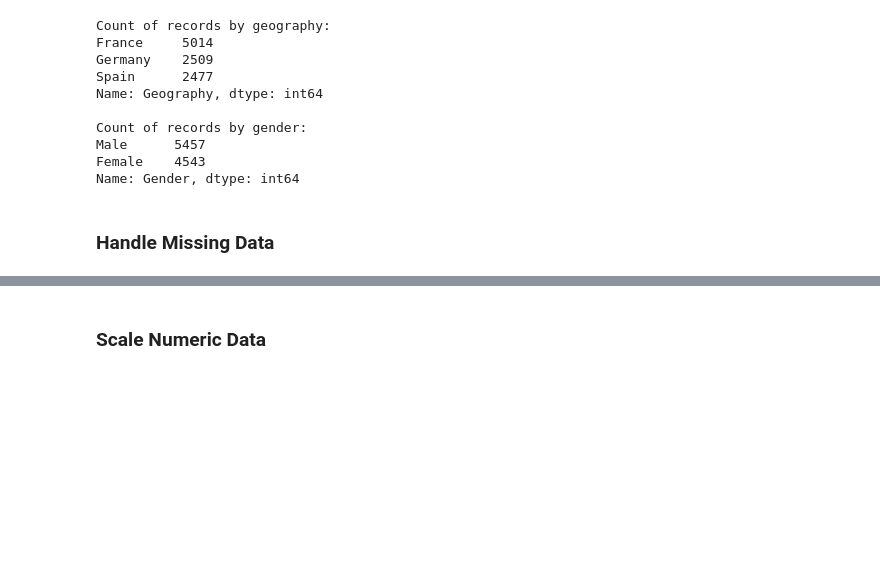
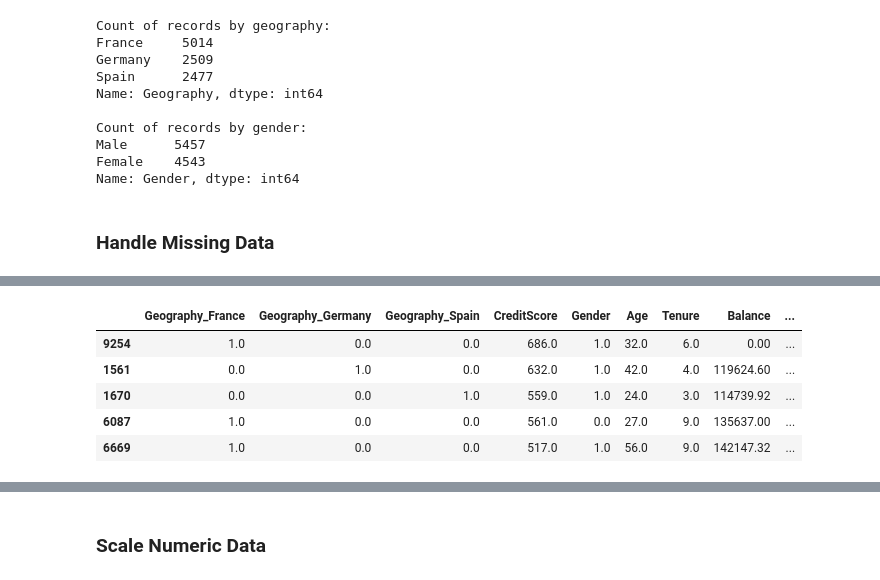
Before and after one commit to GoAshim/Artificial-Neural-Network-with-TensorFlow, a Jupyter notebook: 06_Binary_Classification_using_TensorFlow_Predict_Customer_Churn.ipynb, the cells around one changed output, grey strips where cells are left out. Drawn from its saved outputs; the diff is of its cells as text; code cells hidden in the pictures; blank space fills up the shorter version.

```diff
--- a/06_Binary_Classification_using_TensorFlow_Predict_Customer_Churn.ipynb
+++ b/06_Binary_Classification_using_TensorFlow_Predict_Customer_Churn.ipynb
@@ -114,0 +233,3 @@ Name: Gender, dtype: int64
+# %%
+# Split data for training (80%) and testing (20%)
+X_train, X_test, y_train, y_test = train_test_split(X, y, test_size=0.2, random_state=42)
@@ -114,0 +241,10 @@ Name: Gender, dtype: int64
+# %%
+# Check few records of the training features
+X_train.head()
+# %% [output]
+|  | Geography_France | Geography_Germany | Geography_Spain | CreditScore | Gender | Age | Tenure | Balance | ... |
+| 9254 | 1.0 | 0.0 | 0.0 | 686.0 | 1.0 | 32.0 | 6.0 | 0.00 | ... |
+| 1561 | 0.0 | 1.0 | 0.0 | 632.0 | 1.0 | 42.0 | 4.0 | 119624.60 | ... |
+| 1670 | 0.0 | 0.0 | 1.0 | 559.0 | 1.0 | 24.0 | 3.0 | 114739.92 | ... |
+| 6087 | 1.0 | 0.0 | 0.0 | 561.0 | 0.0 | 27.0 | 9.0 | 135637.00 | ... |
+| 6669 | 1.0 | 0.0 | 0.0 | 517.0 | 1.0 | 56.0 | 9.0 | 142147.32 | ... |
```
Also changed, not shown: parts of 23 cells of this notebook.
